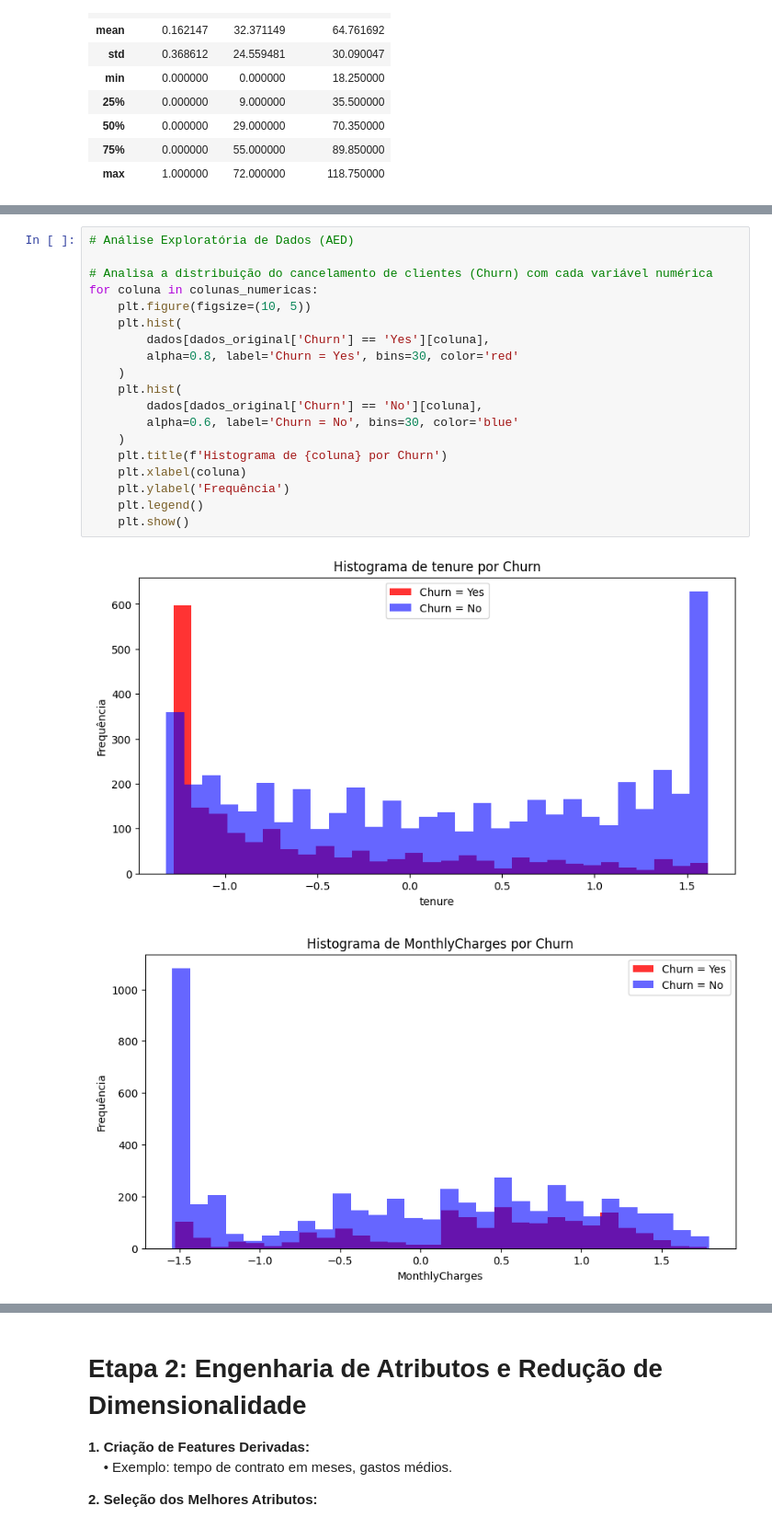
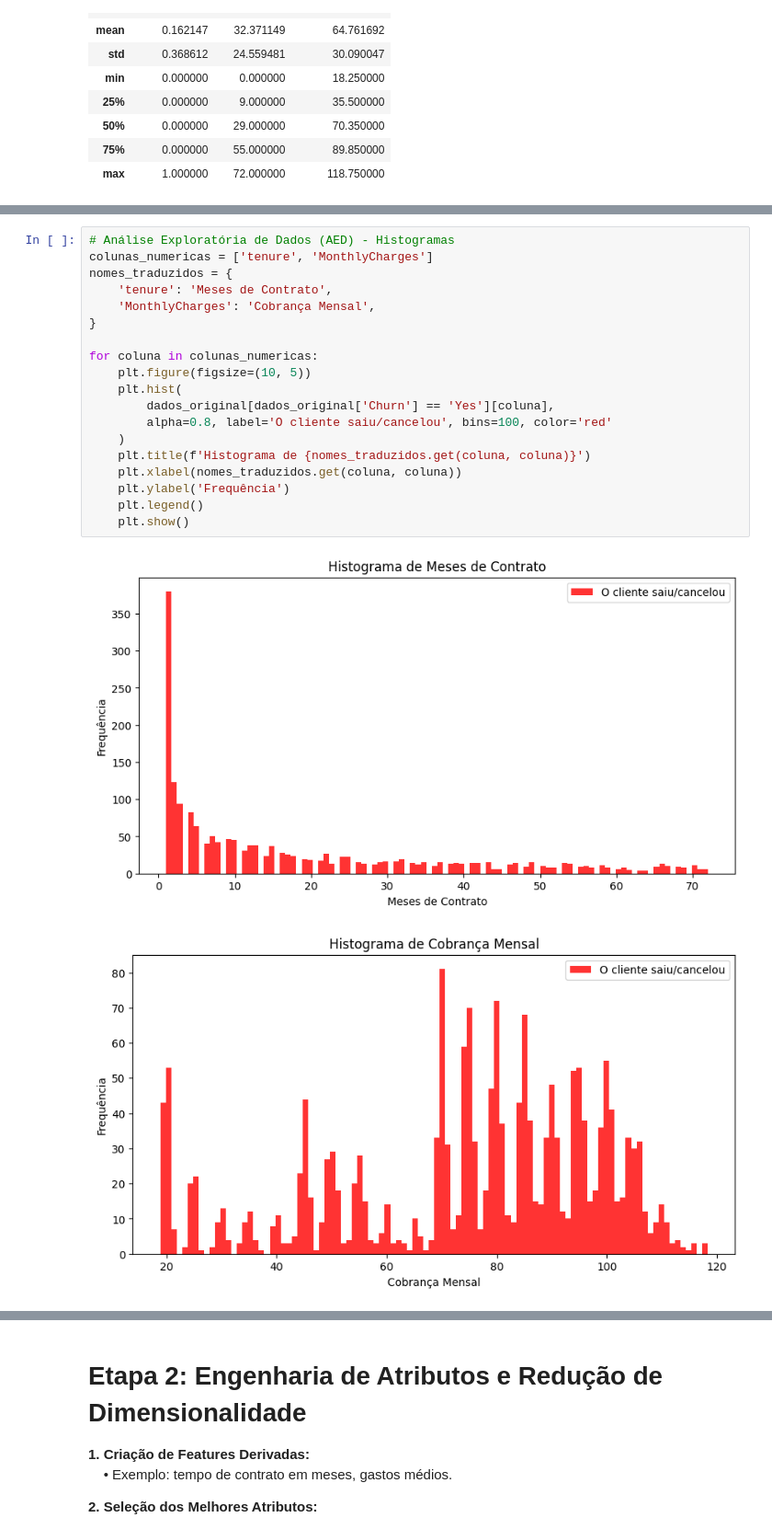
Before and after one commit to diego-albertino/Previsao-Churn, a Jupyter notebook: previsao_de_churn.ipynb, the cells around one changed output, grey strips where cells are left out. Shown at 92% size. Cells and saved outputs as stored; diff of their text form.

```diff
--- a/previsao_de_churn.ipynb
+++ b/previsao_de_churn.ipynb
@@ -225,22 +258,22 @@ display(dados)
 # %%
-# Análise Exploratória de Dados (AED)
+# Análise Exploratória de Dados (AED) - Histogramas
+colunas_numericas = ['tenure', 'MonthlyCharges']
+nomes_traduzidos = {
+    'tenure': 'Meses de Contrato',
+    'MonthlyCharges': 'Cobrança Mensal',
+}
 
-# Analisa a distribuição do cancelamento de clientes (Churn) com cada variável numérica
 for coluna in colunas_numericas:
     plt.figure(figsize=(10, 5))
     plt.hist(
-        dados[dados_original['Churn'] == 'Yes'][coluna],
-        alpha=0.8, label='Churn = Yes', bins=30, color='red'
+        dados_original[dados_original['Churn'] == 'Yes'][coluna],
+        alpha=0.8, label='O cliente saiu/cancelou', bins=100, color='red'
     )
-    plt.hist(
-        dados[dados_original['Churn'] == 'No'][coluna],
-        alpha=0.6, label='Churn = No', bins=30, color='blue'
-    )
-    plt.title(f'Histograma de {coluna} por Churn')
-    plt.xlabel(coluna)
+    plt.title(f'Histograma de {nomes_traduzidos.get(coluna, coluna)}')
+    plt.xlabel(nomes_traduzidos.get(coluna, coluna))
     plt.ylabel('Frequência')
     plt.legend()
     plt.show()
 # %% [output]
-[figure, old version]
+[figure, new version]
-[figure, old version]
+[figure, new version]
```
Also changed, not shown: parts of 17 cells of this notebook.
